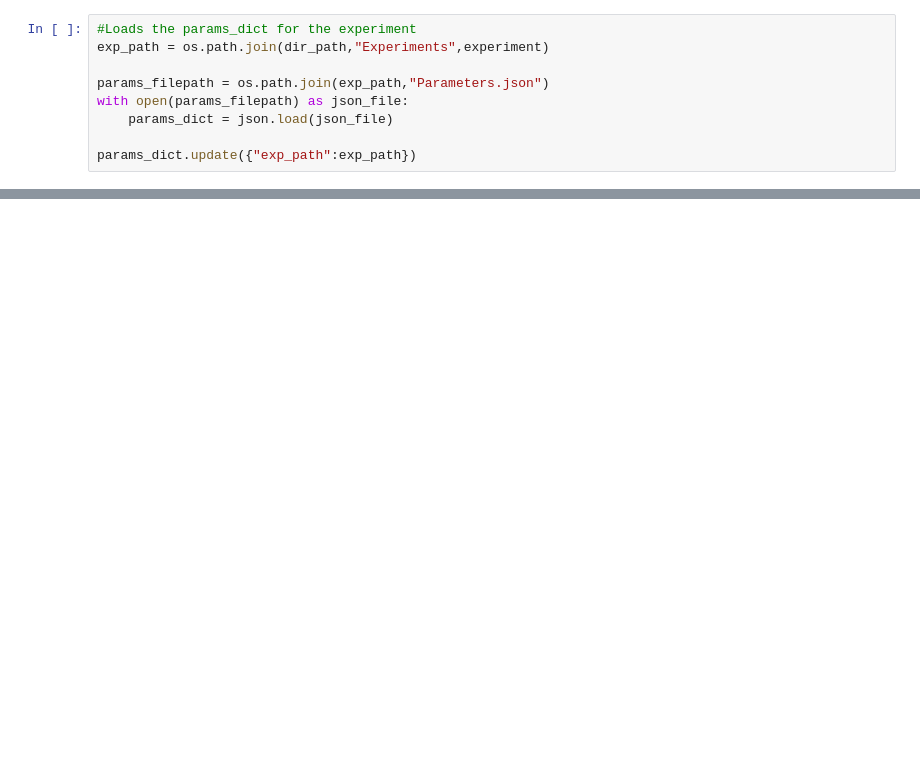
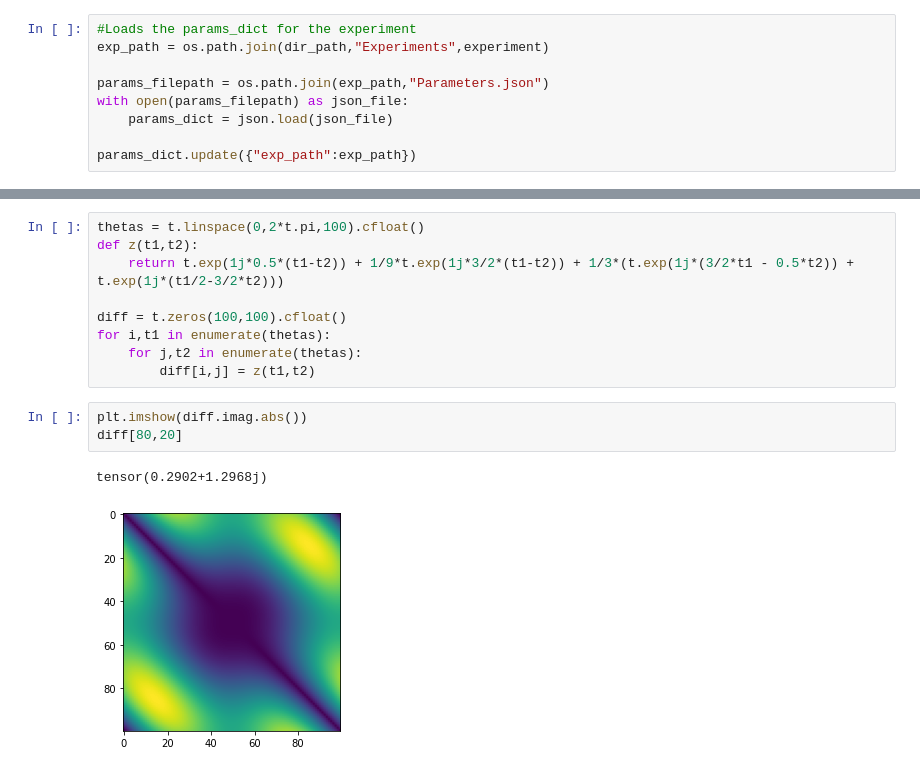
Before and after one commit to Vinther901/Quantum-Optimal-Control, a Jupyter notebook: 1DToyExample/RunExperiments.ipynb, the cells around one changed output, grey strips where cells are left out. Drawn from its saved outputs; the diff is of its cells as text; blank space fills up the shorter version.

```diff
--- a/1DToyExample/RunExperiments.ipynb
+++ b/1DToyExample/RunExperiments.ipynb
@@ -72,0 +105,15 @@ Ended at step: 304, with loss: 0.11141365766525269 and runtime: 187.370405435562
+# %%
+thetas = t.linspace(0,2*t.pi,100).cfloat()
+def z(t1,t2):
+    return t.exp(1j*0.5*(t1-t2)) + 1/9*t.exp(1j*3/2*(t1-t2)) + 1/3*(t.exp(1j*(3/2*t1 - 0.5*t2)) + t.exp(1j*(t1/2-3/2*t2)))
+
+diff = t.zeros(100,100).cfloat()
+for i,t1 in enumerate(thetas):
+    for j,t2 in enumerate(thetas):
+        diff[i,j] = z(t1,t2)
+# %%
+plt.imshow(diff.imag.abs())
+diff[80,20]
+# %% [output]
+tensor(0.2902+1.2968j)
+[figure, added]
```
Also changed, not shown: parts of 7 cells of this notebook, 8 other files.
